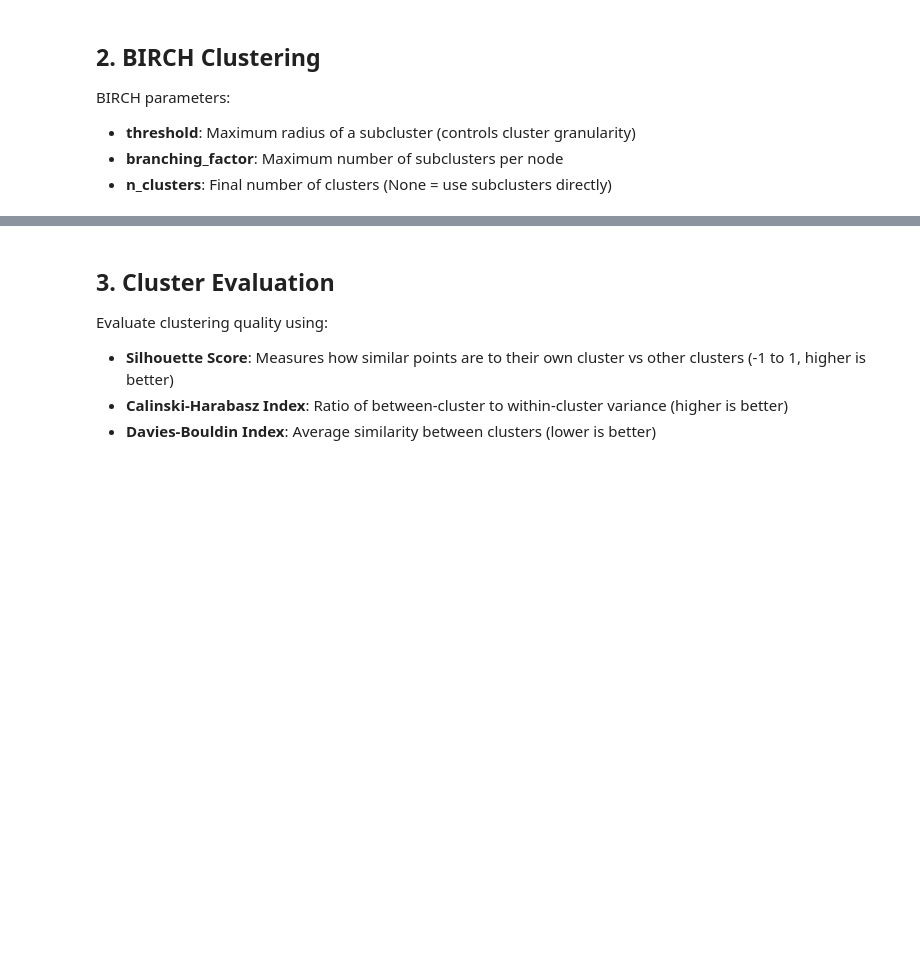
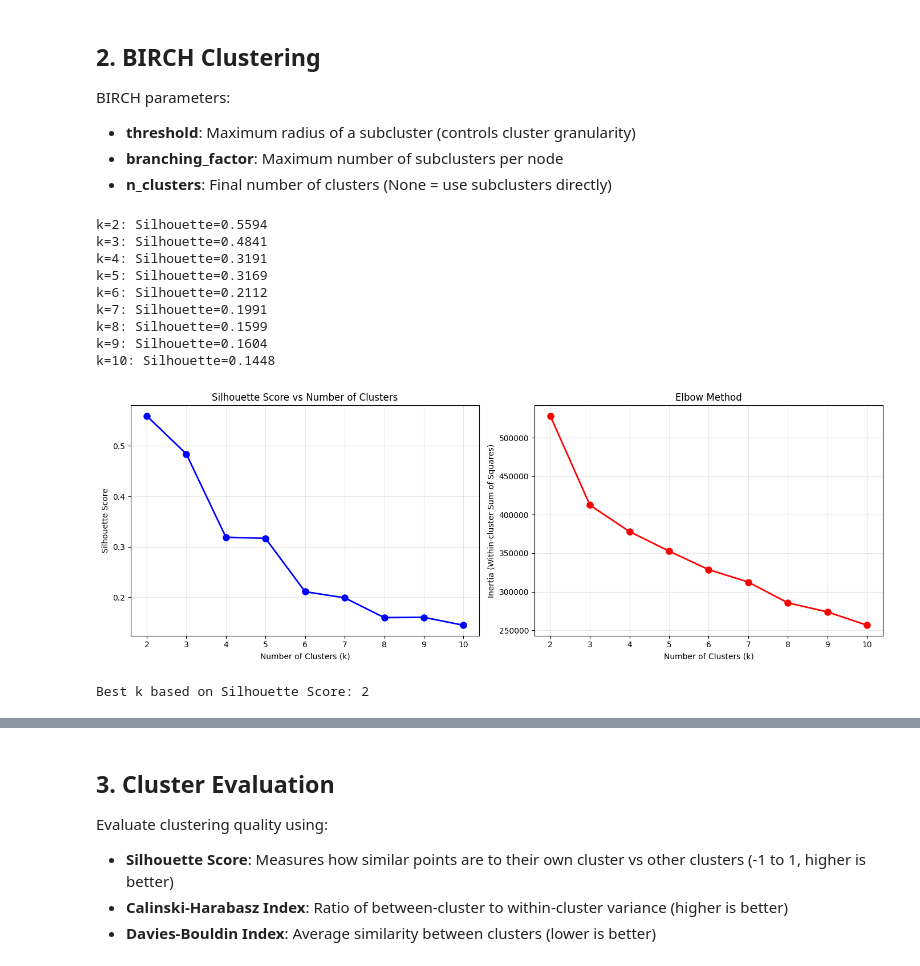
Before and after one commit to Lithika-Ramesh/data-mining, a Jupyter notebook: model/birch.ipynb, the cells around one changed output, grey strips where cells are left out. Drawn from its saved outputs; the diff is of its cells as text; code cells hidden in the pictures; blank space fills up the shorter version.

Commit message:
feat(birch): add elbow and silhouette analysis for optimal k

```diff
--- a/model/birch.ipynb
+++ b/model/birch.ipynb
@@ -40,6 +54,65 @@ BIRCH parameters:
 - **threshold**: Maximum radius of a subcluster (controls cluster granularity)
 - **branching_factor**: Maximum number of subclusters per node
 - **n_clusters**: Final number of clusters (None = use subclusters directly)
+# %%
+# Test different numbers of clusters
+k_range = range(2, 11)
+silhouette_scores = []
+inertias = []
+
+for k in k_range:
+    birch_temp = Birch(threshold=0.5, branching_factor=50, n_clusters=k)
+    labels_temp = birch_temp.fit_predict(df)
+
+    silhouette_scores.append(silhouette_score(df, labels_temp))
+
+    # Calculate inertia (within-cluster sum of squares)
+    inertia = 0
+    for i in range(k):
+        cluster_points = df[labels_temp == i]
+        if len(cluster_points) > 0:
+            centroid = cluster_points.mean()
+            inertia += ((cluster_points - centroid) ** 2).sum().sum()
+    inertias.append(inertia)
+
+    print(f"k={k}: Silhouette={silhouette_scores[-1]:.4f}")
+
+fig, axes = plt.subplots(1, 2, figsize=(14, 5))
+
+# Silhouette Score Plot
+axes[0].plot(k_range, silhouette_scores, 'bo-', linewidth=2, markersize=8)
+axes[0].set_xlabel('Number of Clusters (k)')
+axes[0].set_ylabel('Silhouette Score')
+axes[0].set_title('Silhouette Score vs Number of Clusters')
+axes[0].set_xticks(list(k_range))
+axes[0].grid(True, alpha=0.3)
+
+# Elbow Plot
+axes[1].plot(k_range, inertias, 'ro-', linewidth=2, markersize=8)
+axes[1].set_xlabel('Number of Clusters (k)')
+axes[1].set_ylabel('Inertia (Within-cluster Sum of Squares)')
+axes[1].set_title('Elbow Method')
+axes[1].set_xticks(list(k_range))
+axes[1].grid(True, alpha=0.3)
+
+plt.tight_layout()
+plt.show()
+
+# Best k based on silhouette
+best_k = k_range[np.argmax(silhouette_scores)]
+print(f"\nBest k based on Silhouette Score: {best_k}")
+# %% [output]
+k=2: Silhouette=0.5594
+k=3: Silhouette=0.4841
+k=4: Silhouette=0.3191
+k=5: Silhouette=0.3169
+k=6: Silhouette=0.2112
+k=7: Silhouette=0.1991
+k=8: Silhouette=0.1599
+k=9: Silhouette=0.1604
+k=10: Silhouette=0.1448
+[figure, added]
+Best k based on Silhouette Score: 2
 # %%
 # Initialize and fit BIRCH
 birch = Birch(
```
Also changed, not shown: parts of 7 cells of this notebook.
